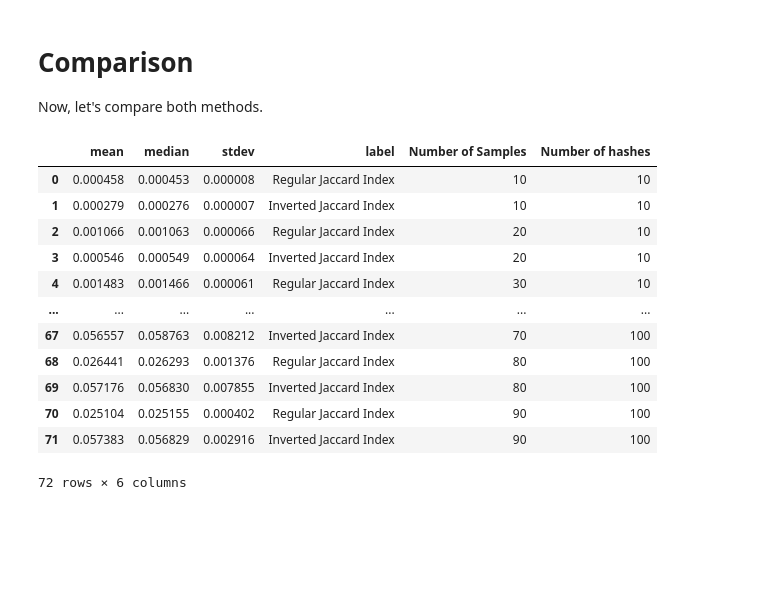
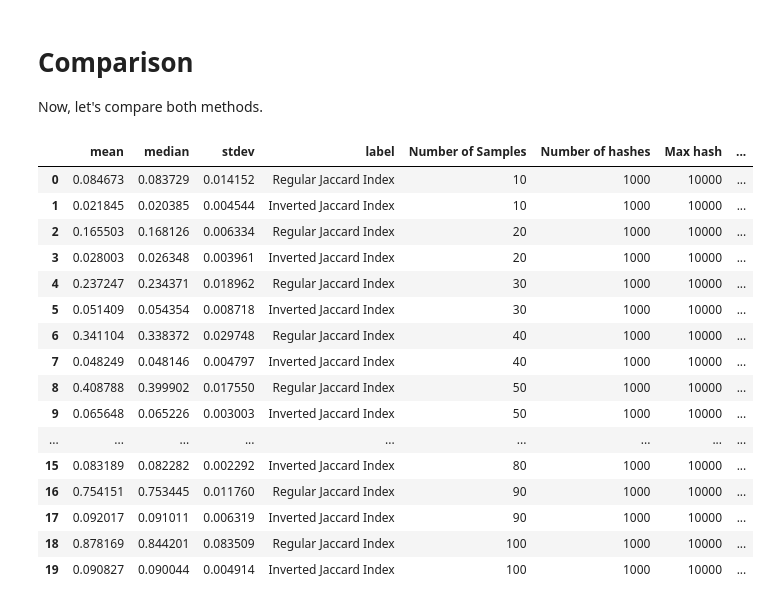
Before and after one commit to apetkau/minhash-indexing-tests, a Jupyter notebook: test-idea-no-union.ipynb, the cells around one changed output. Drawn from its saved outputs; the diff is of its cells as text; code cells hidden in the pictures; blank space fills up the shorter version.

```diff
--- a/test-idea-no-union.ipynb
+++ b/test-idea-no-union.ipynb
@@ -15,15 +15,15 @@ timing_iterations = 1000
 def build_sample_hashes(num_samples, num_hashes, max_hash):
     random.seed(42)
 
-    sample_hashes = []
+    sample_hashes = {}
     for sample in range(num_samples):
-        sample_hashes.append(set(random.sample(range(max_hash), num_hashes)))
+        sample_hashes[sample] = set(random.sample(range(max_hash), num_hashes))
     return sample_hashes
 
 def build_hash_samples(sample_hashes):
     hash_samples = {}
 
-    for s in range(0,len(sample_hashes)):
+    for s in sample_hashes:
         for h in sample_hashes[s]:
             if h not in hash_samples:
                 hash_samples[h] = {s}
@@ -107,14 +109,13 @@ do_timing(test_wrapper, iterations=100, repeat=5, label='test')
 # Jaccard by iterating over samples
 # %%
 def regular_jaccard_index(query_sample, sample_hashes):
-    query_sample = 0
-    jaccard_values = []
-    for s in range(0,len(sample_hashes)):
+    jaccard_values = {}
+    for s in sample_hashes:
         query_sample_hashes = sample_hashes[query_sample]
         comparison_sample_hashes = sample_hashes[s]
 
         jaccard = len(query_sample_hashes & comparison_sample_hashes) / len(query_sample_hashes | comparison_sample_hashes)
-        jaccard_values.append(jaccard)
+        jaccard_values[s] = jaccard
 
     return jaccard_values
 
@@ -142,14 +143,14 @@ def inverted_jaccard_index(query_sample, hash_samples, sample_hashes, num_sample
                 sample_hash_counts[s] = 1
             else:
                 sample_hash_counts[s] += 1
-    jaccard_values = []
+    jaccard_values = {}
     for s in range(0,num_samples):
         if s in sample_hash_counts:
             num_intersection = sample_hash_counts[s]
             jaccard_value = (num_intersection) / (2*num_hashes - num_intersection)
-            jaccard_values.append(jaccard_value)
+            jaccard_values[s] = jaccard_value
         else:
-            jaccard_values.append(0)
+            jaccard_values[s] = 0
     return jaccard_values
 
 inverted_jaccard_index(0, data_structures['hash_samples'], data_structures['sample_hashes'], num_samples, num_hashes)
@@ -171,61 +172,80 @@ Now, let's compare both methods.
 # %%
 import pandas as pd
 
+def find_max_samples_sharing_hash(hash_samples):
+    max_value = 0
+    for h in hash_samples:
+        num_samples = len(hash_samples[h])
+        if num_samples > max_value:
+            max_value = num_samples
+    return max_value
+
 def comparisons():
-    num_samples = 5
-    num_hashes = 100
-    max_hash = 100
+    max_hash = 10000
     query_sample = 0
-    repeat = 5
+    repeat = 3
     iterations = 100
 
     timing_results = []
 
-    for num_hashes in [10, 20, 50, 100]:
-        for num_samples in range(10,100,10):
+    for num_hashes in [1000]:
+#     for num_hashes in [1000, 2000, 3000]:
+#         for num_samples in [100]:
+        for num_samples in range(10,101,10):
             data_structures = build_data_structures(num_samples=num_samples, num_hashes=num_hashes, max_hash=max_hash)
+            max_samples = find_max_samples_sharing_hash(data_structures['hash_samples'])
 
             regular_jaccard = wrapper(regular_jaccard_index, query_sample=query_sample, sample_hashes=data_structures['sample_hashes'])
             inverted_jaccard = wrapper(inverted_jaccard_index, query_sample=query_sample, hash_samples=data_structures['hash_samples'],
                                        sample_hashes=data_structures['sample_hashes'], num_samples=num_samples, num_hashes=num_hashes)
 
             regular_results = do_timing(regular_jaccard, iterations=iterations, repeat=repeat, label='Regular Jaccard Index')
             inverted_results = do_timing(inverted_jaccard, iterations=iterations, repeat=repeat, label='Inverted Jaccard Index')
 
             # Verifies that my results are identical in both implementations
             assert regular_results['results'] == inverted_results['results']
 
             # Now remove results from dictionary since I don't need them for plotting
             del regular_results['results']
             del inverted_results['results']
 
             regular_results['Number of Samples'] = num_samples
             inverted_results['Number of Samples'] = num_samples
 
             regular_results['Number of hashes'] = num_hashes
             inverted_results['Number of hashes'] = num_hashes
 
+            regular_results['Max hash'] = max_hash
+            inverted_results['Max hash'] = max_hash
+
+            regular_results['Max samples sharing hash'] = max_samples
+            inverted_results['Max samples sharing hash'] = max_samples
+
             timing_results.append(regular_results)
             timing_results.append(inverted_results)
 
     return pd.DataFrame(timing_results)
 
 results_df = comparisons()
 results_df
 # %% [output]
-|  | mean | median | stdev | label | Number of Samples | Number of hashes |
-| 0 | 0.000458 | 0.000453 | 0.000008 | Regular Jaccard Index | 10 | 10 |
-| 1 | 0.000279 | 0.000276 | 0.000007 | Inverted Jaccard Index | 10 | 10 |
-| 2 | 0.001066 | 0.001063 | 0.000066 | Regular Jaccard Index | 20 | 10 |
-| 3 | 0.000546 | 0.000549 | 0.000064 | Inverted Jaccard Index | 20 | 10 |
-| 4 | 0.001483 | 0.001466 | 0.000061 | Regular Jaccard Index | 30 | 10 |
-| ... | ... | ... | ... | ... | ... | ... |
-| 67 | 0.056557 | 0.058763 | 0.008212 | Inverted Jaccard Index | 70 | 100 |
-| 68 | 0.026441 | 0.026293 | 0.001376 | Regular Jaccard Index | 80 | 100 |
-| 69 | 0.057176 | 0.056830 | 0.007855 | Inverted Jaccard Index | 80 | 100 |
-| 70 | 0.025104 | 0.025155 | 0.000402 | Regular Jaccard Index | 90 | 100 |
-| 71 | 0.057383 | 0.056829 | 0.002916 | Inverted Jaccard Index | 90 | 100 |
+|  | mean | median | stdev | label | Number of Samples | Number of hashes | Max hash | ... |
+| 0 | 0.084673 | 0.083729 | 0.014152 | Regular Jaccard Index | 10 | 1000 | 10000 | ... |
+| 1 | 0.021845 | 0.020385 | 0.004544 | Inverted Jaccard Index | 10 | 1000 | 10000 | ... |
+| 2 | 0.165503 | 0.168126 | 0.006334 | Regular Jaccard Index | 20 | 1000 | 10000 | ... |
+| 3 | 0.028003 | 0.026348 | 0.003961 | Inverted Jaccard Index | 20 | 1000 | 10000 | ... |
+| 4 | 0.237247 | 0.234371 | 0.018962 | Regular Jaccard Index | 30 | 1000 | 10000 | ... |
+| 5 | 0.051409 | 0.054354 | 0.008718 | Inverted Jaccard Index | 30 | 1000 | 10000 | ... |
+| 6 | 0.341104 | 0.338372 | 0.029748 | Regular Jaccard Index | 40 | 1000 | 10000 | ... |
+| 7 | 0.048249 | 0.048146 | 0.004797 | Inverted Jaccard Index | 40 | 1000 | 10000 | ... |
+| 8 | 0.408788 | 0.399902 | 0.017550 | Regular Jaccard Index | 50 | 1000 | 10000 | ... |
+| 9 | 0.065648 | 0.065226 | 0.003003 | Inverted Jaccard Index | 50 | 1000 | 10000 | ... |
+| ... | ... | ... | ... | ... | ... | ... | ... | ... |
+| 15 | 0.083189 | 0.082282 | 0.002292 | Inverted Jaccard Index | 80 | 1000 | 10000 | ... |
+| 16 | 0.754151 | 0.753445 | 0.011760 | Regular Jaccard Index | 90 | 1000 | 10000 | ... |
+| 17 | 0.092017 | 0.091011 | 0.006319 | Inverted Jaccard Index | 90 | 1000 | 10000 | ... |
+| 18 | 0.878169 | 0.844201 | 0.083509 | Regular Jaccard Index | 100 | 1000 | 10000 | ... |
+| 19 | 0.090827 | 0.090044 | 0.004914 | Inverted Jaccard Index | 100 | 1000 | 10000 | ... |
-72 rows × 6 columns
 # %%
 import matplotlib
 import matplotlib.pyplot as plt
```
Also changed, not shown: parts of 8 cells of this notebook.
